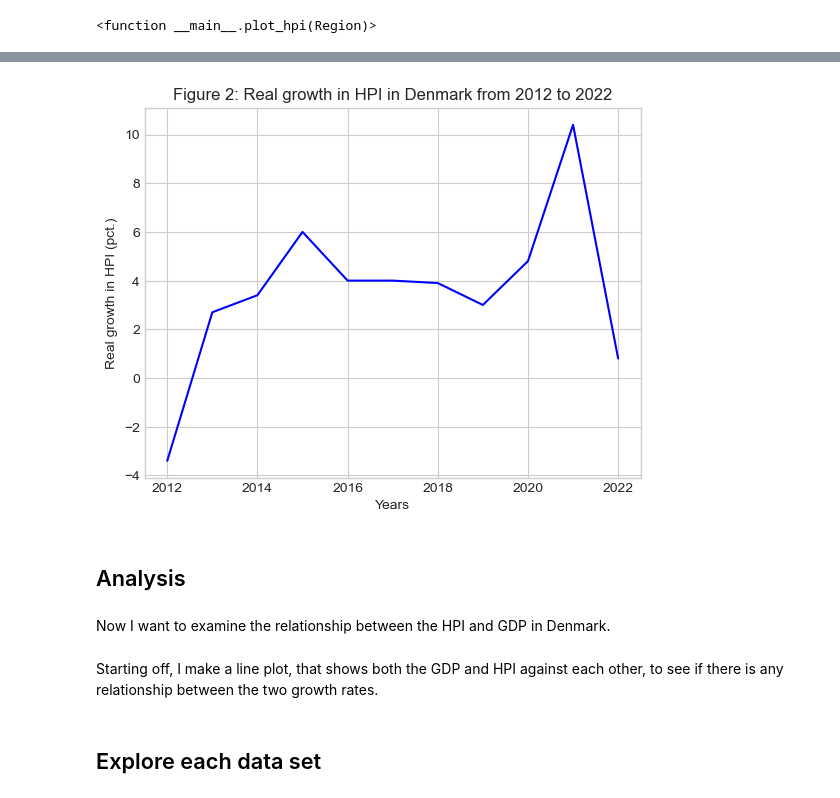
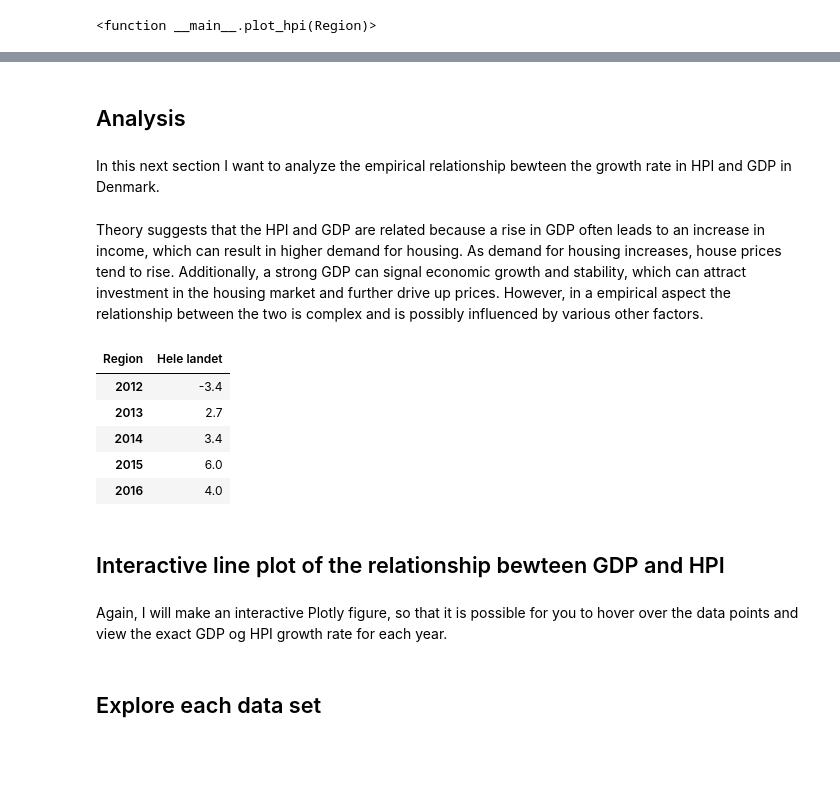
Before and after one commit to NumEconCopenhagen/projects-2023-lnp953, a Jupyter notebook: dataproject/dataproject.ipynb, the cells around one changed output, grey strips where cells are left out. Cells and saved outputs as stored; diff of their text form; code cells hidden in the pictures; blank space fills up the shorter version.

```diff
--- a/dataproject/dataproject.ipynb
+++ b/dataproject/dataproject.ipynb
@@ -253,15 +206,29 @@ HPI_growth = [-3.4, 2.7, 3.4, 6.0, 4.0, 4.0, 3.9, 3.0, 4.8, 10.4, 0.8]
-# %%
-# creating a line plot
-plt.plot(years_HPI, HPI_growth, linestyle='-', color='Blue')
-plt.xlabel('Years')
-plt.ylabel('Real growth in HPI (pct.)')
-plt.title('Figure 2: Real growth in HPI in Denmark from 2012 to 2022')
-plt.show()
-# %% [output]
-[figure, removed]
 # %% [markdown]
 ## Analysis
 # %% [markdown]
-Now I want to examine the relationship between the HPI and GDP in Denmark.
+In this next section I want to analyze the empirical relationship bewteen the growth rate in HPI and GDP in Denmark.
-# %% [markdown]
-Starting off, I make a line plot, that shows both the GDP and HPI against each other, to see if there is any relationship between the two growth rates.
+# %% [markdown]
+Theory suggests that the HPI and GDP are related because a rise in GDP often leads to an increase in income, which can result in higher demand for housing. As demand for housing increases, house prices tend to rise. Additionally, a strong GDP can signal economic growth and stability, which can attract investment in the housing market and further drive up prices. However, in a empirical aspect the relationship between the two is complex and is possibly influenced by various other factors.
+# %%
+#Removing all the regions in the HPI dataframe, so that I'm only left with "Hele landet" (The whole country)
+A = df_hpi_i['Region'] == 'Hele landet'
+df_hpi_a = df_hpi_i[A]
+
+#Indexing the column names
+df_hpi_a.set_index('Region', inplace=True)
+
+#Transposing the dataframe
+df_hpi_a = df_hpi_a.transpose()
+
+df_hpi_a.head()
+# %% [output]
+| Region | Hele landet |
+| 2012 | -3.4 |
+| 2013 | 2.7 |
+| 2014 | 3.4 |
+| 2015 | 6.0 |
+| 2016 | 4.0 |
+# %% [markdown]
+## Interactive line plot of the relationship bewteen GDP and HPI
+# %% [markdown]
+Again, I will make an interactive Plotly figure, so that it is possible for you to hover over the data points and view the exact GDP og HPI growth rate for each year.
```
Also changed, not shown: parts of 10 cells of this notebook.
